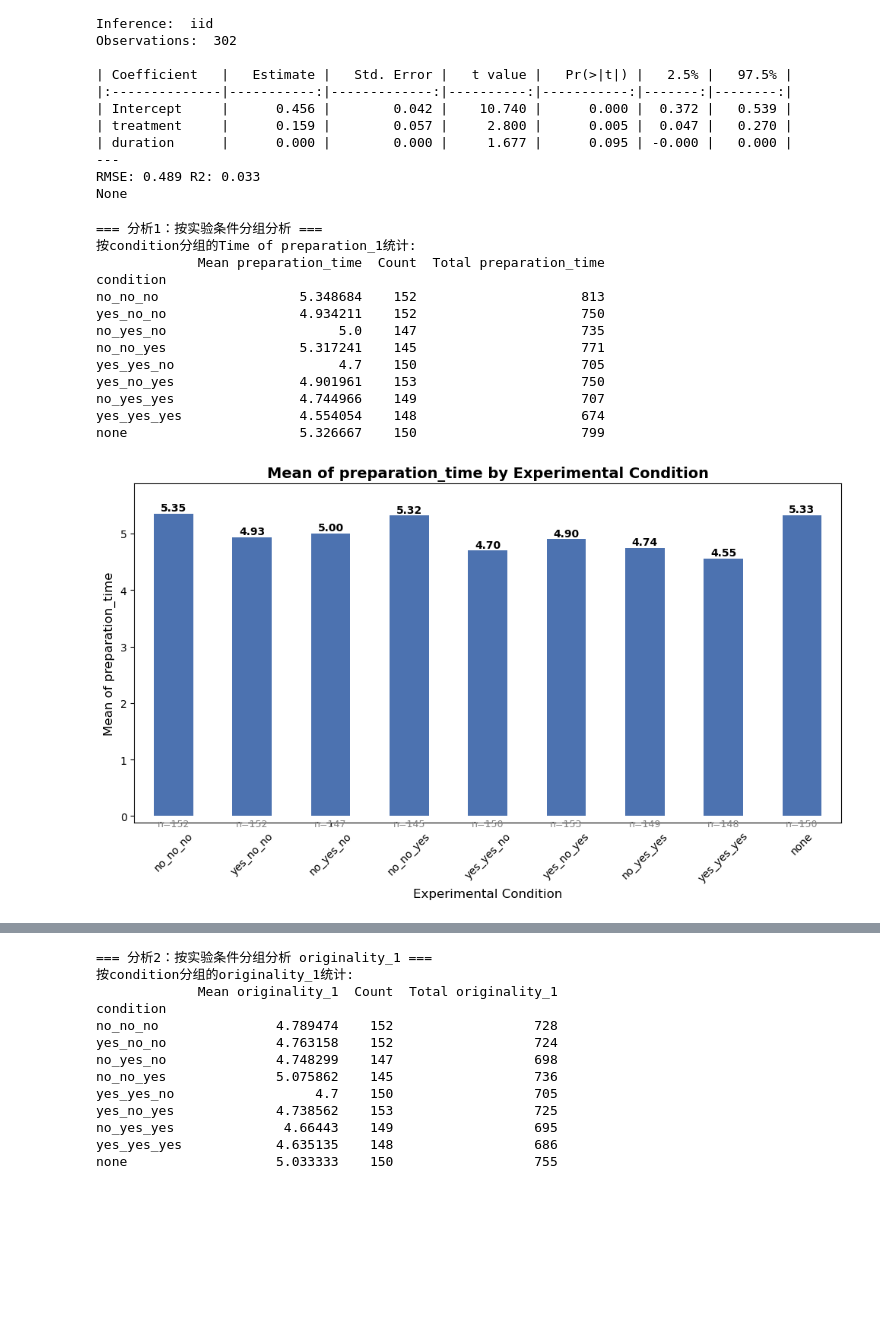
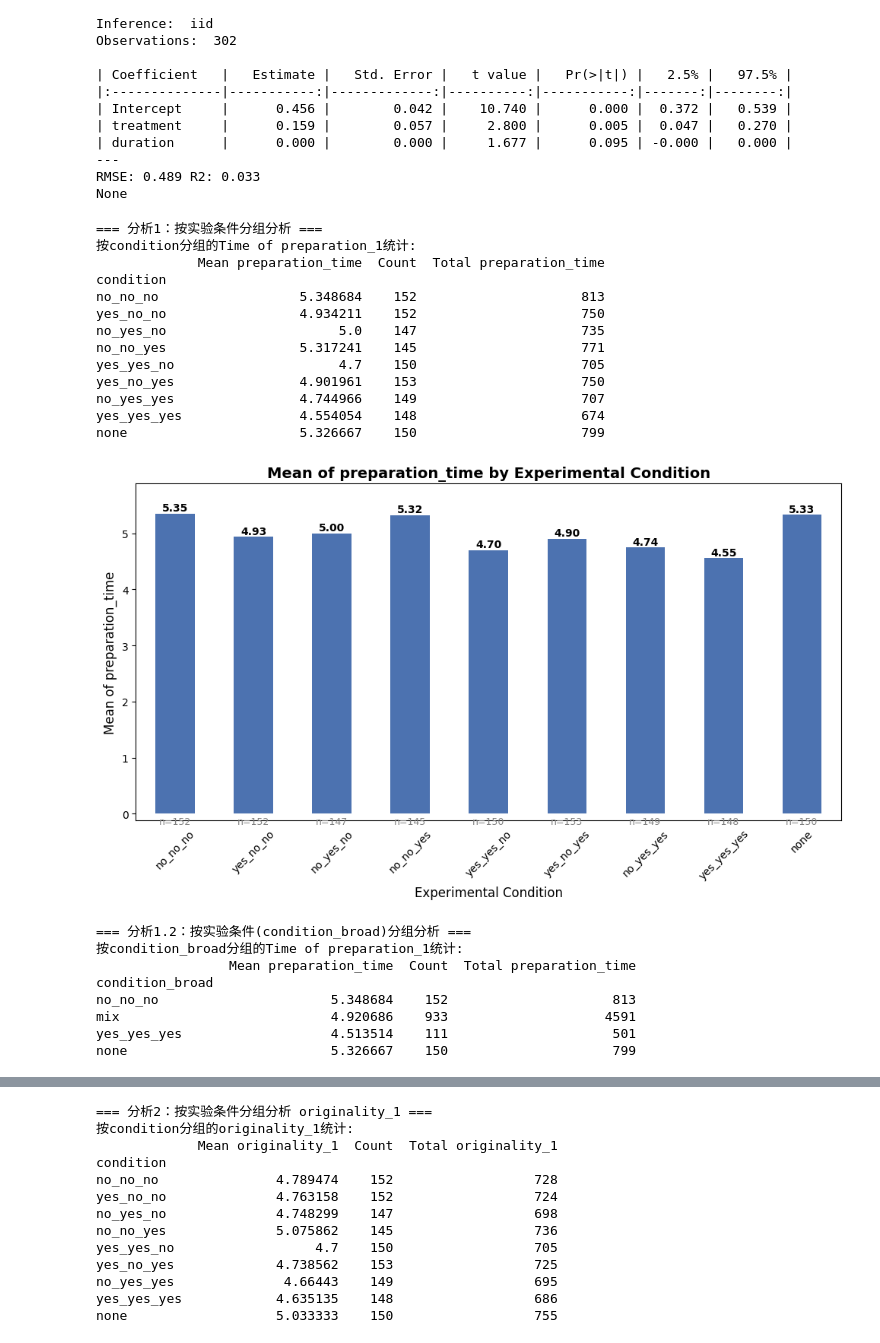
Before and after one commit to kenxjzhang/made_by_human, a Jupyter notebook: code/MBH_main_loader.ipynb, the cells around one changed output, grey strips where cells are left out. Saved outputs shown, nothing was run; the diff lists cells and outputs as text; code cells hidden in the pictures; blank space fills up the shorter version.

```diff
--- a/code/MBH_main_loader.ipynb
+++ b/code/MBH_main_loader.ipynb
@@ -173,6 +176,12 @@ df_step6['followed_recommendation'] = df_step6['original_answer'].isin([
 # 创建条件组合变量
 df_step6['condition'] = df_step6['original_var'].str.split('_', n=2).str[2]
 
+# 创建condition_broad变量
+df_step6['condition_broad'] = df_step6['condition'].apply(
+    lambda x: x if x in ['no_no_no', 'none', 'yes_yes_yes'] else 'mix'
+)
+
+
 print(f"创建的分析变量:")
 print(f"  AI_disclosure: {df_step6['AI_disclosure'].value_counts()}")
 print(f"  followed_recommendation: {df_step6['followed_recommendation'].value_counts()}")
@@ -1099,31 +1158,75 @@ fig, ax = plt.subplots(figsize=(10,6))
 bars = cond_stats['Mean preparation_time'].plot(kind='bar', ax=ax, color='#4C72B0')
 ax.set_title('Mean of preparation_time by Experimental Condition', fontsize=14, fontweight='bold')
 ax.set_xlabel('Experimental Condition', fontsize=12)
 ax.set_ylabel('Mean of preparation_time', fontsize=12)
 ax.set_xticklabels(condition_order, rotation=45)
 
 # 添加数值标签
 for i, (v, n) in enumerate(zip(cond_stats['Mean preparation_time'], cond_stats['Count'])):
     if not pd.isna(v):
         ax.text(i, v + 0.01, f"{v:.2f}", ha='center', va='bottom', fontweight='bold')
     if not pd.isna(n):
         ax.text(i, -0.05, f"n={int(n)}", ha='center', va='top', fontsize=9, color='gray')
 
 plt.ylim(-0.12, cond_stats['Mean preparation_time'].max() * 1.1 if not pd.isna(cond_stats['Mean preparation_time'].max()) else 1.05)
 plt.tight_layout()
 plt.show()
+
+# =============================================================================
+# 分析1.2：按实验条件(condition_broad)分组分析
+# =============================================================================
+
+print("=== 分析1.2：按实验条件(condition_broad)分组分析 ===")
+
+# 指定condition_broad的顺序以便可视化
+condition_broad_order = ['no_no_no', 'mix', 'yes_yes_yes', 'none']
+
+# 分组统计
+cond_broad_stats = df_clean.groupby('condition_broad')['preparation_time'].agg(['mean', 'count', 'sum'])
+cond_broad_stats.rename(columns={'mean': 'Mean preparation_time', 'count': 'Count', 'sum': 'Total preparation_time'}, inplace=True)
+cond_broad_stats = cond_broad_stats.reindex(condition_broad_order)
+
+print("按condition_broad分组的Time of preparation_1统计:")
+print(cond_broad_stats)
+
+# 可视化
+fig, ax = plt.subplots(figsize=(10,6))
+bars = cond_broad_stats['Mean preparation_time'].plot(kind='bar', ax=ax, color='#4C72B0')
+ax.set_title('Mean of preparation_time by Experimental Condition (Broad)', fontsize=14, fontweight='bold')
+ax.set_xlabel('Experimental Condition (Broad)', fontsize=12)
+ax.set_ylabel('Mean of preparation_time', fontsize=12)
+ax.set_xticklabels(condition_broad_order, rotation=45)
+
+# 添加数值标签
+for i, (v, n) in enumerate(zip(cond_broad_stats['Mean preparation_time'], cond_broad_stats['Count'])):
+    if not pd.isna(v):
+        ax.text(i, v + 0.01, f"{v:.2f}", ha='center', va='bottom', fontweight='bold')
+    if not pd.isna(n):
+        ax.text(i, -0.05, f"n={int(n)}", ha='center', va='top', fontsize=9, color='gray')
+
+plt.ylim(-0.12, cond_broad_stats['Mean preparation_time'].max() * 1.1 if not pd.isna(cond_broad_stats['Mean preparation_time'].max()) else 1.05)
+plt.tight_layout()
+plt.show()
 # %% [output]
 === 分析1：按实验条件分组分析 ===
 按condition分组的Time of preparation_1统计:
              Mean preparation_time  Count  Total preparation_time
 condition
 no_no_no                  5.348684    152                     813
 yes_no_no                 4.934211    152                     750
 no_yes_no                      5.0    147                     735
 no_no_yes                 5.317241    145                     771
 yes_yes_no                     4.7    150                     705
 yes_no_yes                4.901961    153                     750
 no_yes_yes                4.744966    149                     707
 yes_yes_yes               4.554054    148                     674
 none                      5.326667    150                     799
-[figure, old version]
+[figure, new version]
+=== 分析1.2：按实验条件(condition_broad)分组分析 ===
+按condition_broad分组的Time of preparation_1统计:
+                 Mean preparation_time  Count  Total preparation_time
+condition_broad
+no_no_no                      5.348684    152                     813
+mix                           4.920686    933                    4591
+yes_yes_yes                   4.513514    111                     501
+none                          5.326667    150                     799
```
Also changed, not shown: parts of 7 cells of this notebook.
